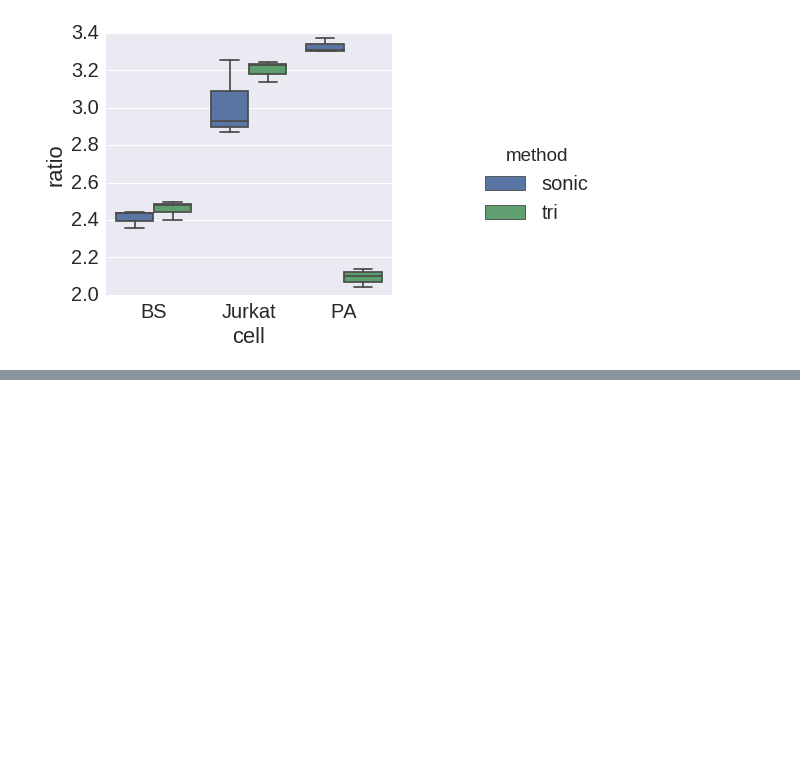
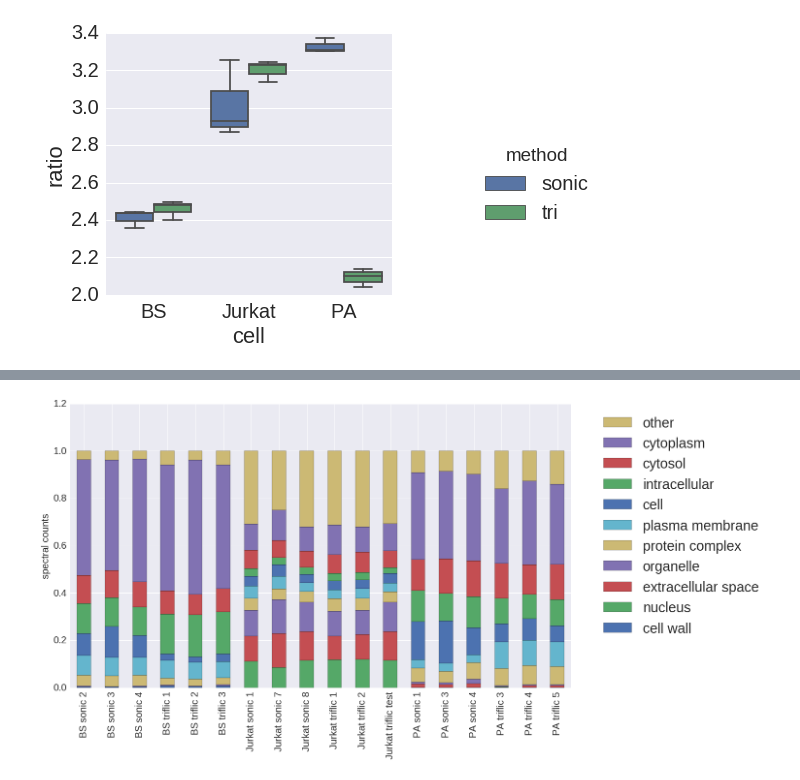
Before and after one commit to stuppie/triflic, a Jupyter notebook: analysis_Jurkat_PA_BF_1FP_GlcNAc/get_counts.ipynb, the cells around one changed output, grey strips where cells are left out. Drawn from its saved outputs; the diff is of its cells as text; code cells hidden in the pictures; blank space fills up the shorter version.

```diff
--- a/analysis_Jurkat_PA_BF_1FP_GlcNAc/get_counts.ipynb
+++ b/analysis_Jurkat_PA_BF_1FP_GlcNAc/get_counts.ipynb
@@ -230,0 +234,12 @@ for item in ([ax.title, ax.xaxis.label, ax.yaxis.label] +
+# %%
+ax = all_counts2.div(all_counts2.sum(1), axis=0)[show].plot.bar(stacked=True, legend=False)
+ax.set_ylabel("spectral counts")
+patches, labels = ax.get_legend_handles_labels()
+ax.legend(patches[::-1], labels[::-1], bbox_to_anchor=(1.4, 1), fontsize='large')
+fig = matplotlib.pyplot.gcf()
+fig.set_size_inches(18.5, 10.5)
+for item in ([ax.title, ax.xaxis.label, ax.yaxis.label] +
+             ax.get_xticklabels() + ax.get_yticklabels()):
+    item.set_fontsize(20)
+# %% [output]
+[figure, added]
```
Also changed, not shown: parts of 9 cells of this notebook, 1 other file.
